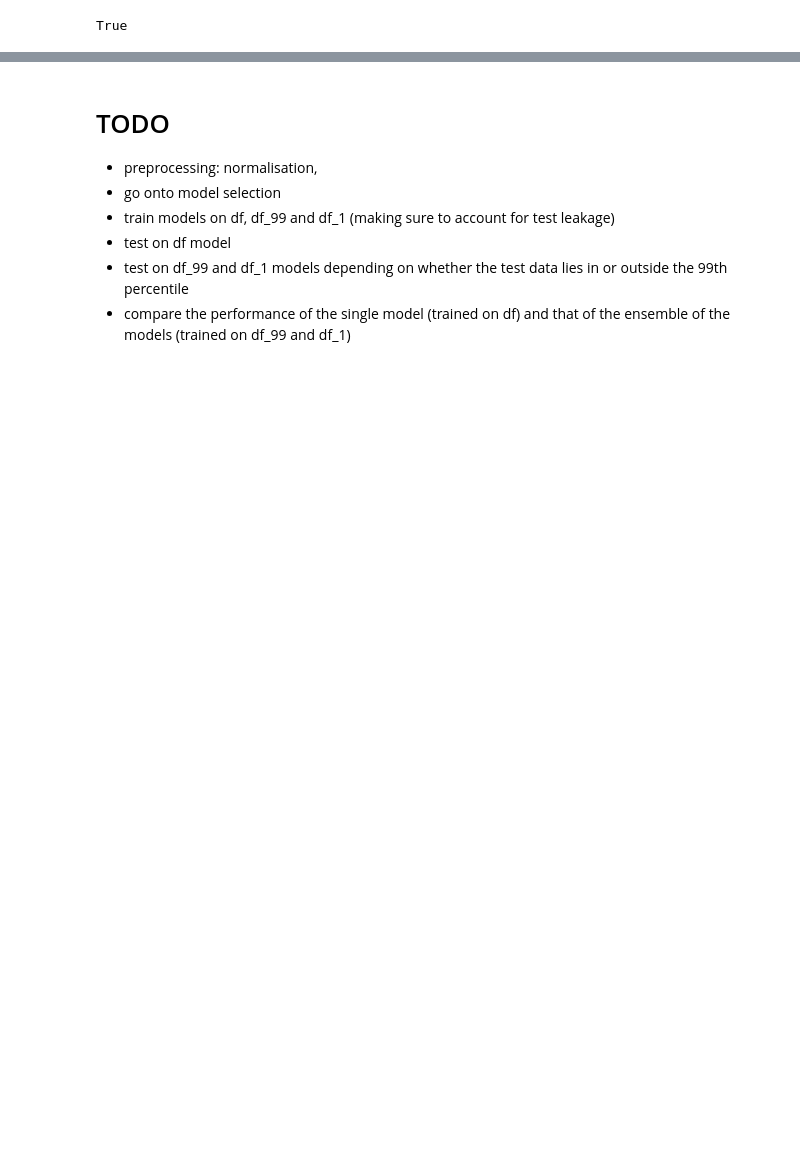
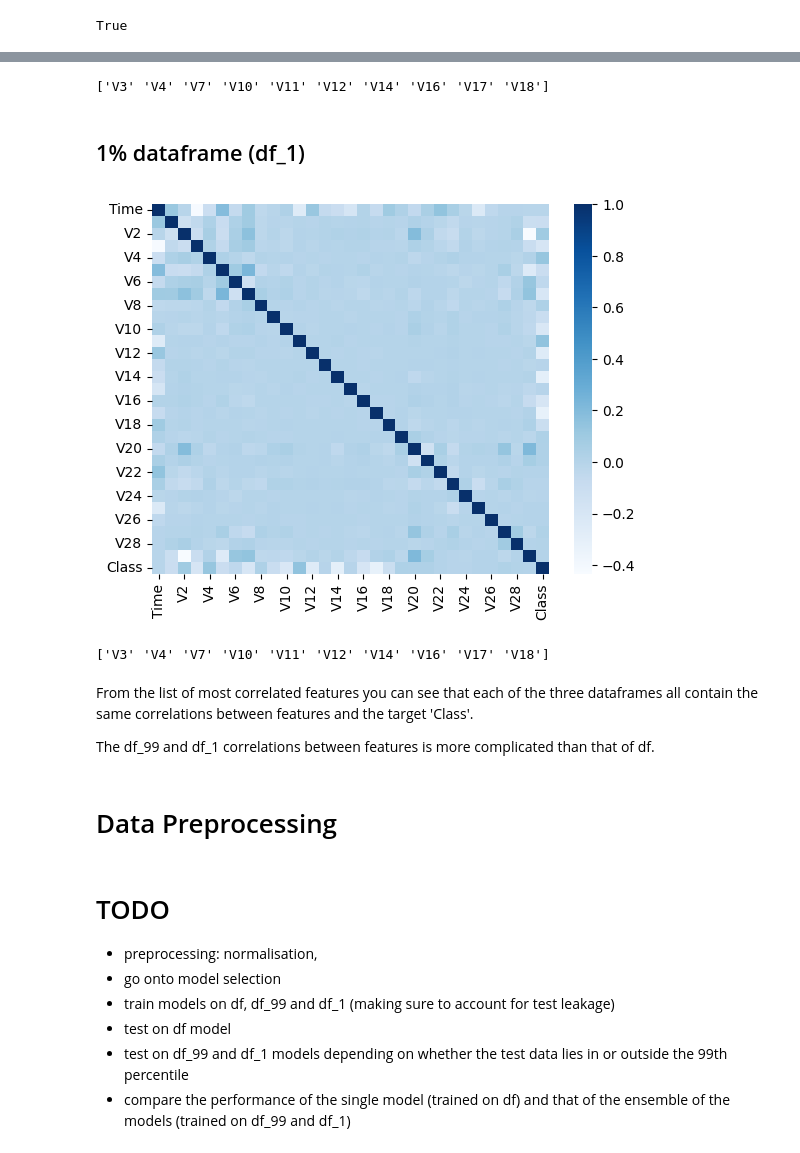
Before and after one commit to Tommy-McDonagh/Credit-Fraud, a Jupyter notebook: main.ipynb, the cells around one changed output, grey strips where cells are left out. Saved outputs shown, nothing was run; the diff lists cells and outputs as text; code cells hidden in the pictures; blank space fills up the shorter version.

```diff
--- a/main.ipynb
+++ b/main.ipynb
@@ -427,3 +497,36 @@ True
+# %%
+# looking now only at a some specific features - threshold dependent
+threshold = 0.1
+
+high_corr_features = get_high_corr_features(df_99, 'Class', threshold=threshold)
+high_corr_matrix = df_99[high_corr_features].corr()
+print(high_corr_matrix.columns.values)
+# %% [output]
+['V3' 'V4' 'V7' 'V10' 'V11' 'V12' 'V14' 'V16' 'V17' 'V18']
+# %% [markdown]
+## 1% dataframe (df_1)
+# %%
+corr_matrix = df_99.corr()
+target_corr = corr_matrix['Class']
+
+_=sns.heatmap(corr_matrix, cmap='Blues')
+# %% [output]
+[figure, added]
+# %%
+# looking now only at a some specific features - threshold dependent
+threshold = 0.1
+
+high_corr_features = get_high_corr_features(df_99, 'Class', threshold=threshold)
+high_corr_matrix = df_99[high_corr_features].corr()
+print(high_corr_matrix.columns.values)
+# %% [output]
+['V3' 'V4' 'V7' 'V10' 'V11' 'V12' 'V14' 'V16' 'V17' 'V18']
+# %% [markdown]
+From the list of most correlated features you can see that each of the three dataframes all contain the same correlations between features and the target 'Class'.
+
+The df_99 and df_1 correlations between features is more complicated than that of df.
+# %% [markdown]
+# Data Preprocessing
 # %% [markdown]
 # TODO
 - preprocessing: normalisation,
```
Also changed, not shown: parts of 25 cells of this notebook.
